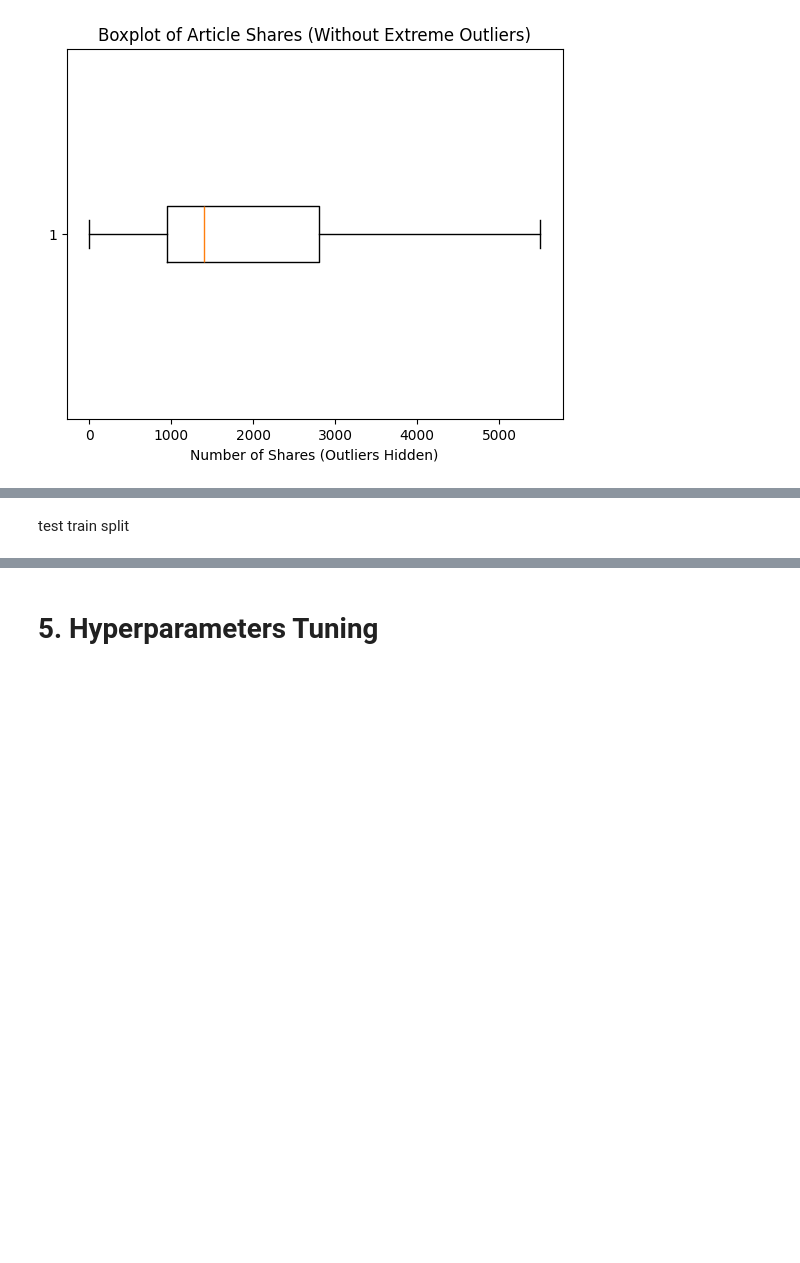
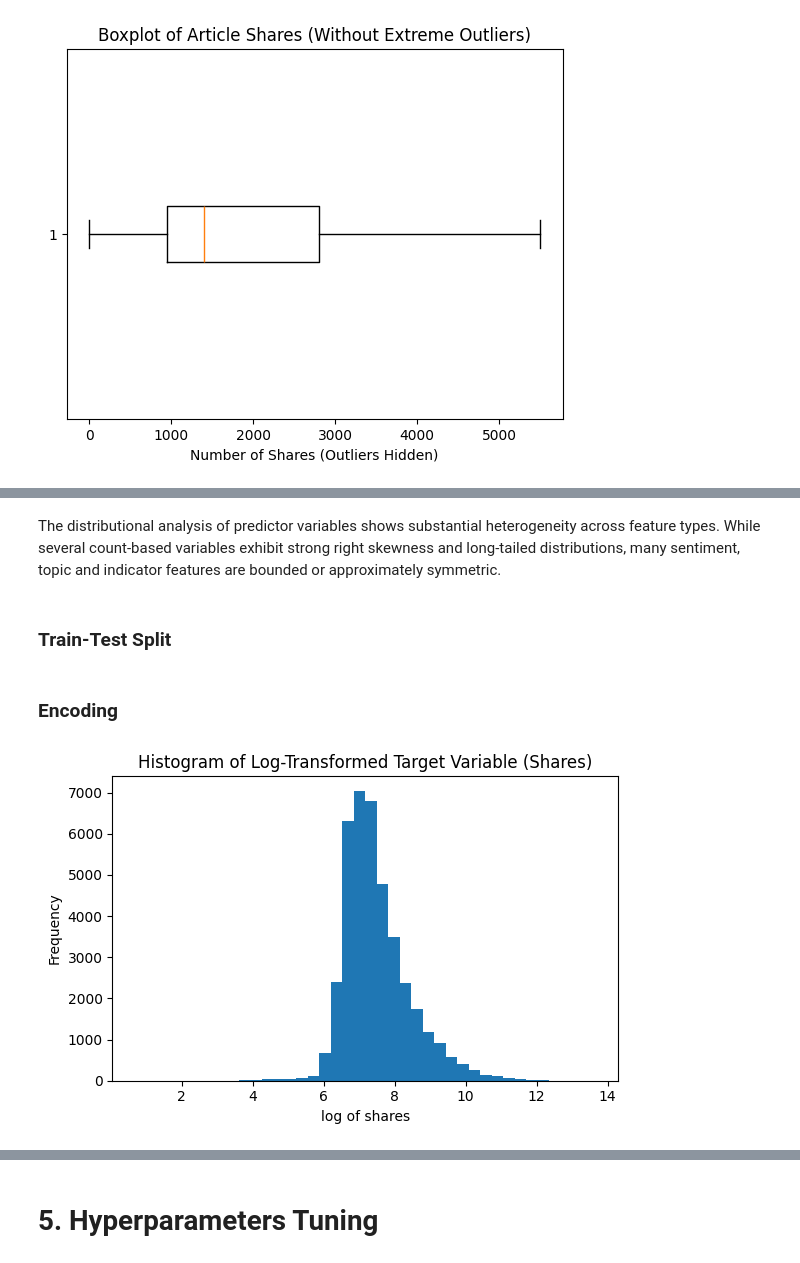
Before and after one commit to Weronikaa2001/ML2_final_project, a Jupyter notebook: ML2_final.ipynb, the cells around one changed output, grey strips where cells are left out. Saved outputs shown, nothing was run; the diff lists cells and outputs as text; code cells hidden in the pictures; blank space fills up the shorter version.

```diff
--- a/ML2_final.ipynb
+++ b/ML2_final.ipynb
@@ -381,2 +436,4 @@ After applying a logarithmic transformation to the target variable, the distribu
+# %% [markdown]
+The distributional analysis of predictor variables shows substantial heterogeneity across feature types. While several count-based variables exhibit strong right skewness and long-tailed distributions, many sentiment, topic and indicator features are bounded or approximately symmetric.
 # %% [markdown]
-test train split
+### Train-Test Split
@@ -382,0 +455,2 @@ test train split
+# %% [markdown]
+### Encoding
@@ -382,0 +490,13 @@ test train split
+# %%
+# Log-transform target for visualization
+log_shares = np.log1p(df["shares"])
+
+plt.figure(figsize=(6, 4))
+plt.hist(log_shares, bins=40)
+plt.xlabel("log of shares")
+plt.ylabel("Frequency")
+plt.title("Histogram of Log-Transformed Target Variable (Shares)")
+plt.tight_layout()
+plt.show()
+# %% [output]
+[figure, added]
```
Also changed, not shown: parts of 42 cells of this notebook.
